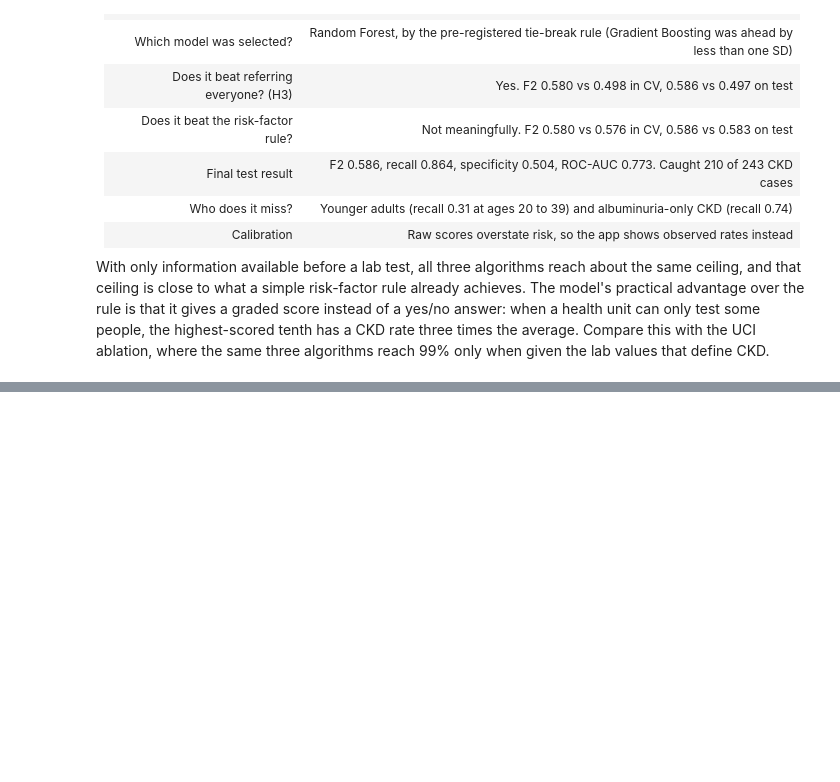
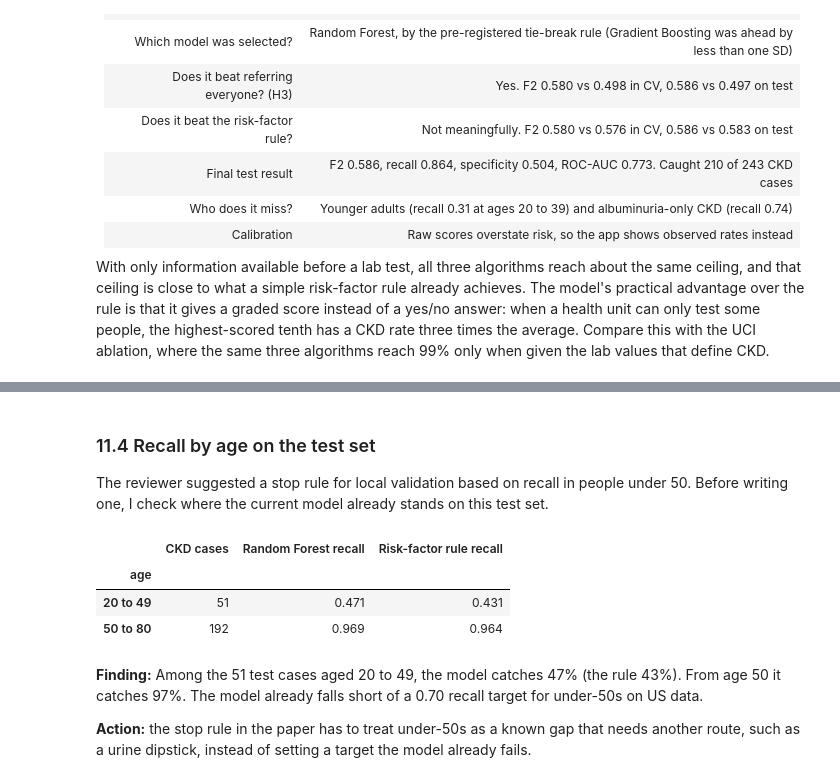
Before and after one commit to 2nieGarcia/intro-ml-final, a Jupyter notebook: notebooks/03_nhanes_modeling.ipynb, the cells around one changed output, grey strips where cells are left out. Saved outputs shown, nothing was run; the diff lists cells and outputs as text; code cells hidden in the pictures; blank space fills up the shorter version.

```diff
--- a/notebooks/03_nhanes_modeling.ipynb
+++ b/notebooks/03_nhanes_modeling.ipynb
@@ -418,0 +569,22 @@ With only information available before a lab test, all three algorithms reach ab
+# %% [markdown]
+### 11.4 Recall by age on the test set
+
+The reviewer suggested a stop rule for local validation based on recall in people under 50. Before writing one, I check where the current model already stands on this test set.
+# %%
+age_group = pd.cut(X_test["age"], bins=[19, 49, 80], labels=["20 to 49", "50 to 80"])
+cases = pd.Series(y).groupby(age_group, observed=True).sum()
+by_age = pd.DataFrame({
+    "CKD cases": cases,
+    "Random Forest recall": pd.Series(model_refer * y).groupby(age_group, observed=True).sum() / cases,
+    "Risk-factor rule recall": pd.Series(rule_refer * y).groupby(age_group, observed=True).sum() / cases,
+})
+by_age.round(3)
+# %% [output]
+|  | CKD cases | Random Forest recall | Risk-factor rule recall |
+| age |  |  |  |
+| 20 to 49 | 51 | 0.471 | 0.431 |
+| 50 to 80 | 192 | 0.969 | 0.964 |
+# %% [markdown]
+**Finding:** Among the 51 test cases aged 20 to 49, the model catches 47% (the rule 43%). From age 50 it catches 97%. The model already falls short of a 0.70 recall target for under-50s on US data.
+
+**Action:** the stop rule in the paper has to treat under-50s as a known gap that needs another route, such as a urine dipstick, instead of setting a target the model already fails.
```
Also changed, not shown: parts of 12 cells of this notebook, 3 other files.
